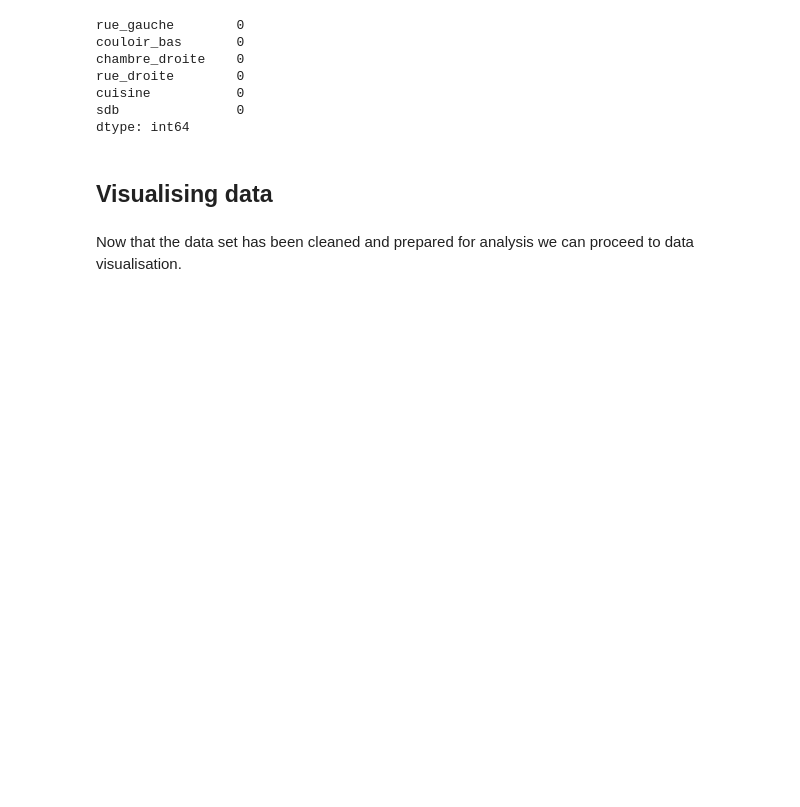
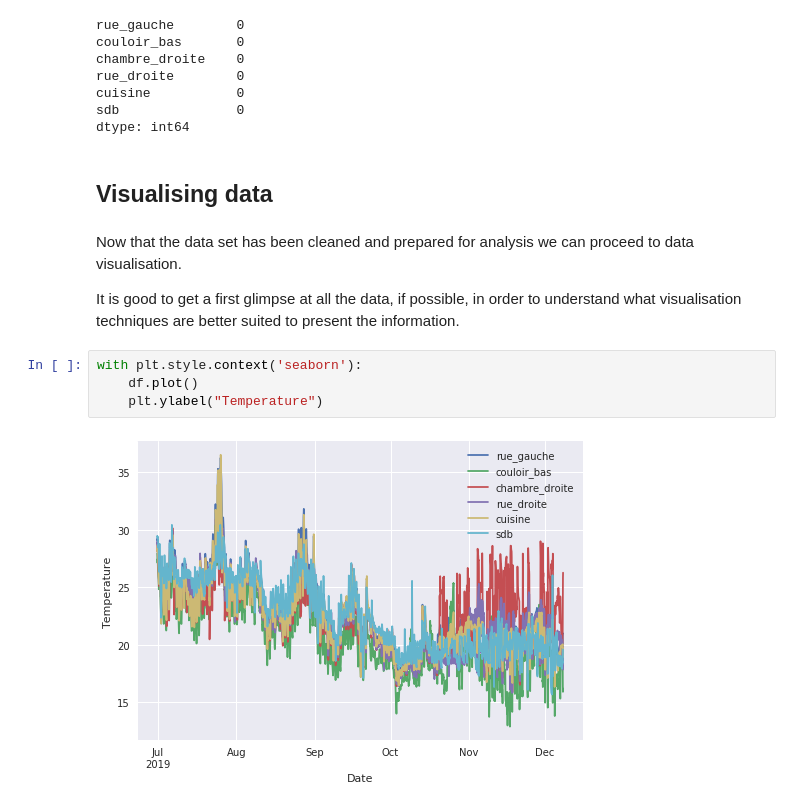
Before and after one commit to k13var/temperature_shelter, a Jupyter notebook: temperature_animal shelter.ipynb, the cells around one changed output. Cells and saved outputs as stored; diff of their text form; blank space fills up the shorter version.

Commit message:
Visualisation part added

```diff
--- a/temperature_animal shelter.ipynb
+++ b/temperature_animal shelter.ipynb
@@ -257,3 +257,11 @@ dtype: int64
 ## Visualising data
 # %% [markdown]
 Now that the data set has been cleaned and prepared for analysis we can proceed to data visualisation.
+
+It is good to get a first glimpse at all the data, if possible, in order to understand what visualisation techniques are better suited to present the information.
+# %%
+with plt.style.context('seaborn'):
+    df.plot()
+    plt.ylabel("Temperature")
+# %% [output]
+[figure, added]
```
Also changed, not shown: parts of 16 cells of this notebook.
